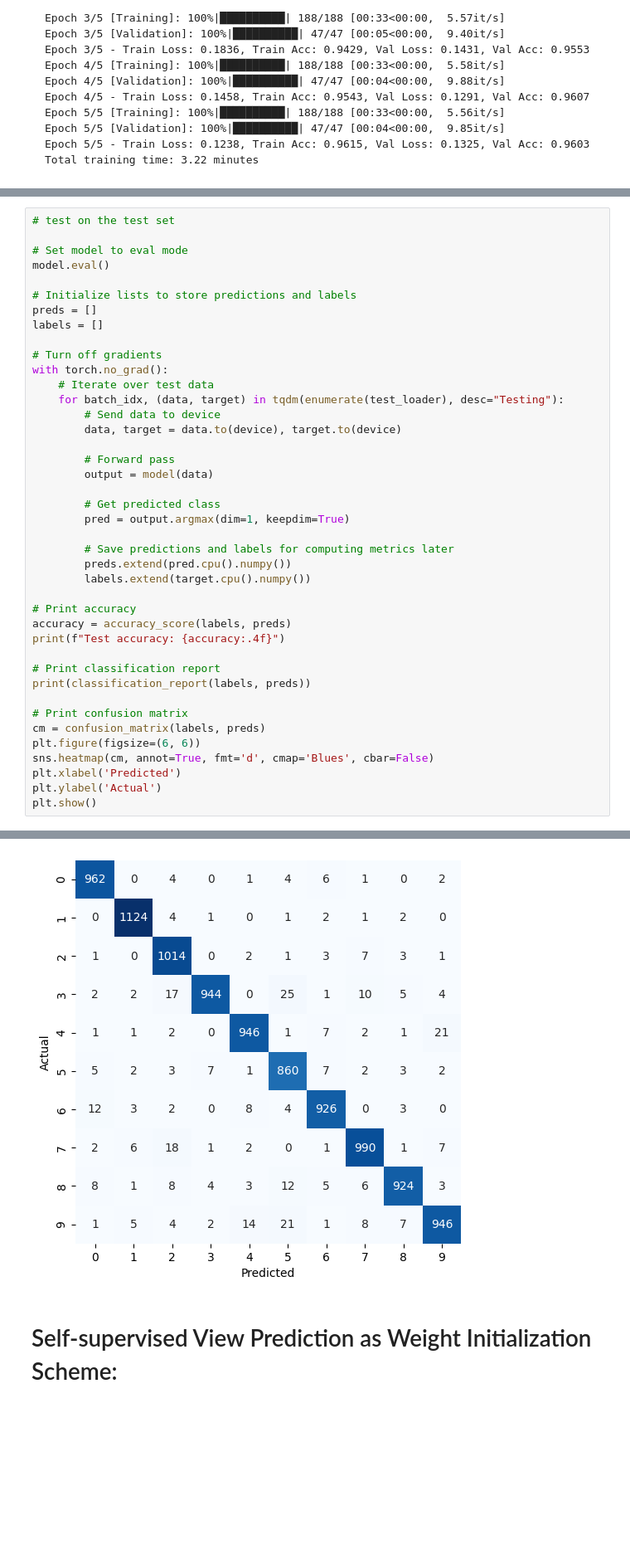
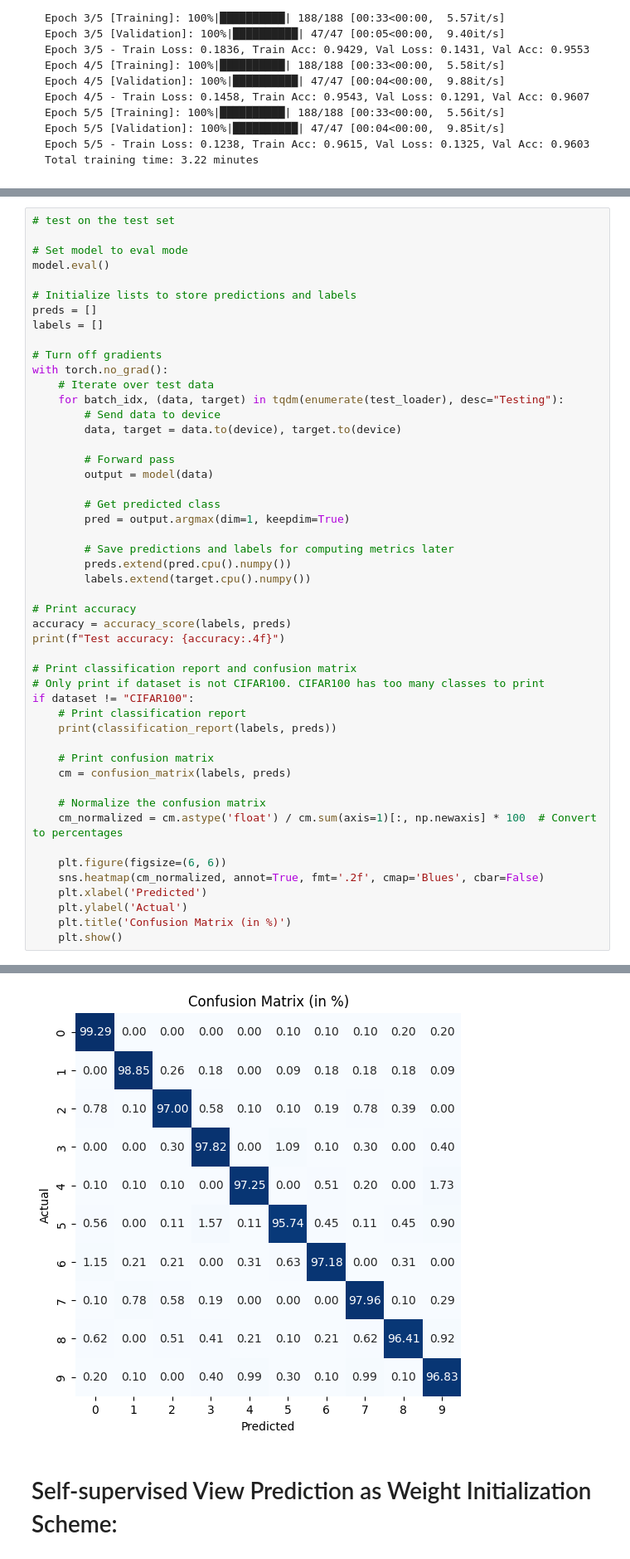
Before and after one commit to pressi-g/pytorch-vit, a Jupyter notebook: notebooks/final_vit_mnist.ipynb, the cells around one changed output, grey strips where cells are left out. Shown: that part at 83% size. Saved outputs shown, nothing was run; the diff lists cells and outputs as text; blank space fills up the shorter version.

```diff
--- a/notebooks/final_vit_mnist.ipynb
+++ b/notebooks/final_vit_mnist.ipynb
@@ -726,14 +735,22 @@ with torch.no_grad():
 accuracy = accuracy_score(labels, preds)
 print(f"Test accuracy: {accuracy:.4f}")
 
-# Print classification report
-print(classification_report(labels, preds))
+# Print classification report and confusion matrix
+# Only print if dataset is not CIFAR100. CIFAR100 has too many classes to print
+if dataset != "CIFAR100":
+    # Print classification report
+    print(classification_report(labels, preds))
 
-# Print confusion matrix
-cm = confusion_matrix(labels, preds)
-plt.figure(figsize=(6, 6))
-sns.heatmap(cm, annot=True, fmt='d', cmap='Blues', cbar=False)
-plt.xlabel('Predicted')
-plt.ylabel('Actual')
-plt.show()
+    # Print confusion matrix
+    cm = confusion_matrix(labels, preds)
+
+    # Normalize the confusion matrix
+    cm_normalized = cm.astype('float') / cm.sum(axis=1)[:, np.newaxis] * 100  # Convert to percentages
+
+    plt.figure(figsize=(6, 6))
+    sns.heatmap(cm_normalized, annot=True, fmt='.2f', cmap='Blues', cbar=False)
+    plt.xlabel('Predicted')
+    plt.ylabel('Actual')
+    plt.title('Confusion Matrix (in %)')
+    plt.show()
 # %% [output]
@@ -757,4 +774,4 @@ weighted avg       0.96      0.96      0.96     10000
-[figure, old version]
+[figure, new version]
 # %% [markdown]
 # Self-supervised View Prediction as Weight Initialization Scheme:
 # %% [markdown]
```
Also changed, not shown: parts of 16 cells of this notebook, 3 other files.
